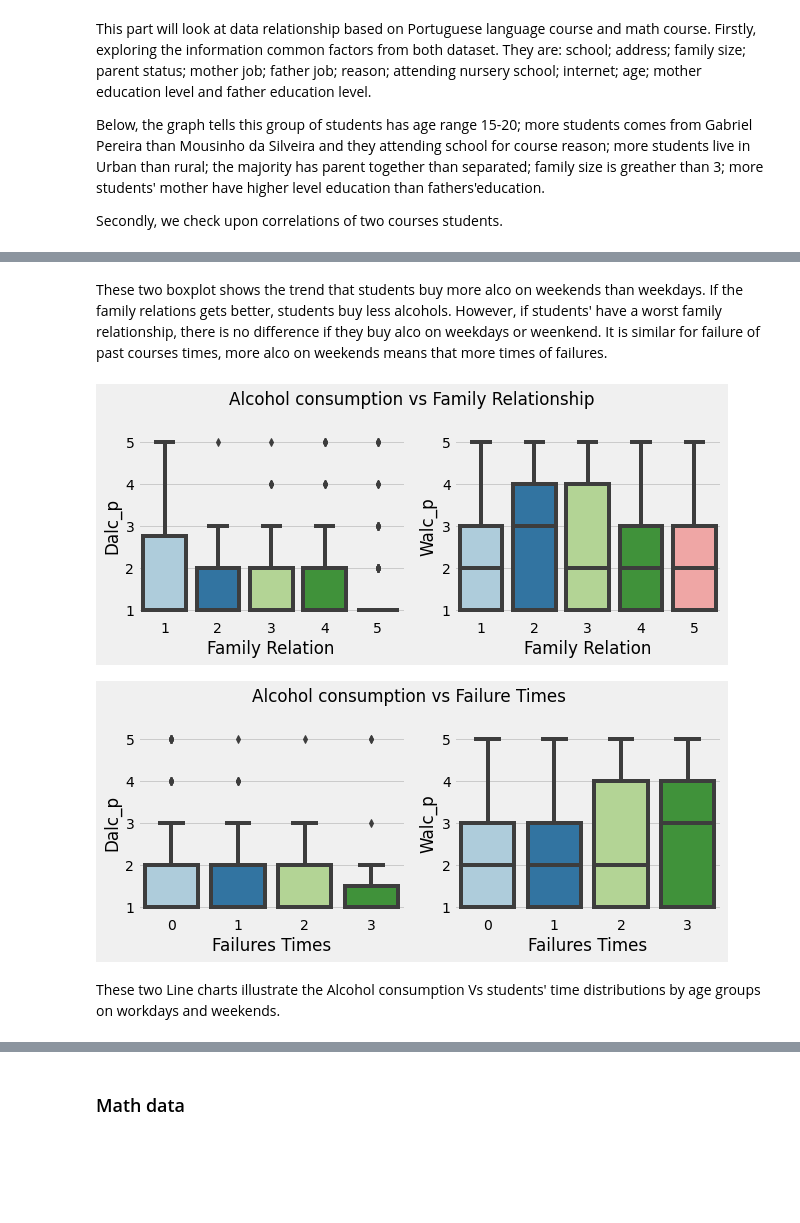
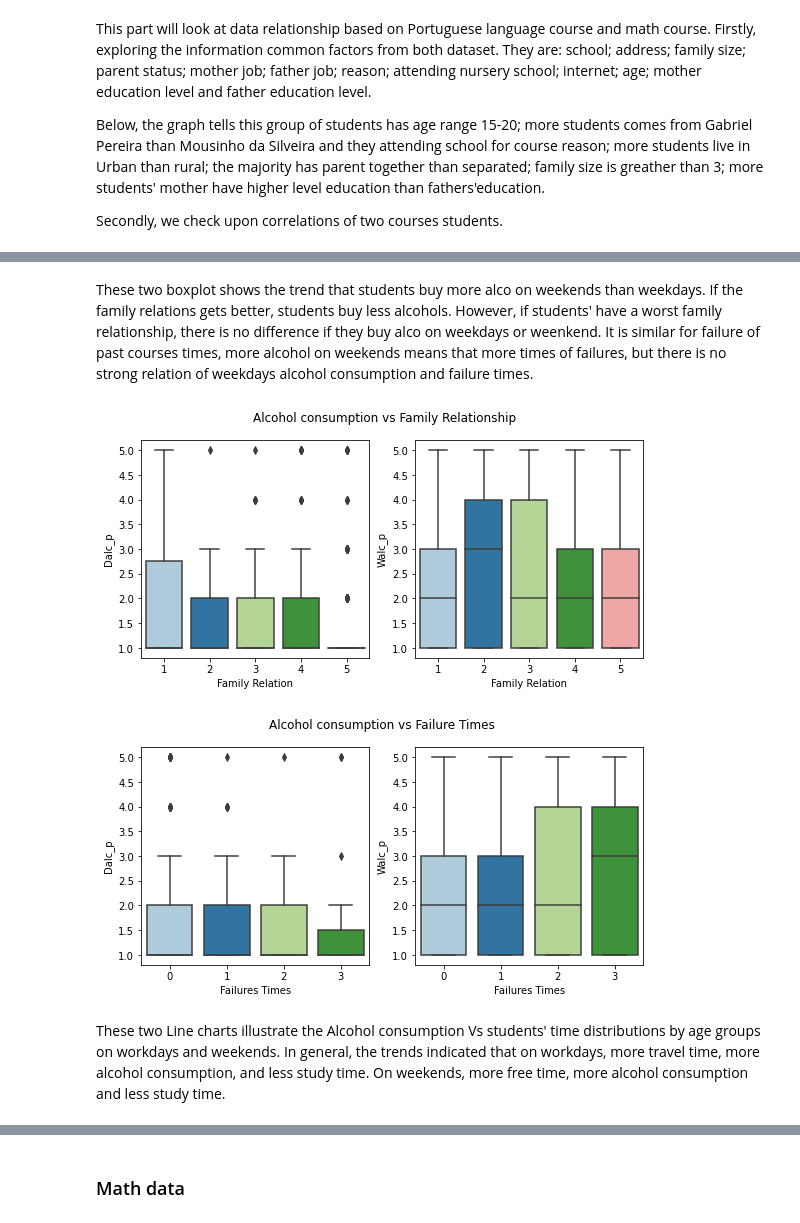
Before and after one commit to PaprikaSteiger/BigDataProject, a Jupyter notebook: BigDataProject-with EDA.ipynb, the cells around one changed output, grey strips where cells are left out. Saved outputs shown, nothing was run; the diff lists cells and outputs as text; code cells hidden in the pictures; blank space fills up the shorter version.

```diff
--- a/BigDataProject-with EDA.ipynb
+++ b/BigDataProject-with EDA.ipynb
@@ -155,12 +159,11 @@ cols=['school','address','famsize','Pstatus', 'Mjob','Fjob','reason','nursery','
 
 for i,col in enumerate(cols):
     fig.add_subplot(4,3,i+1)
-    fig.set_size_inches(16,)
+    fig.set_size_inches(16,10)
     ax = sns.countplot(x=col,data=data,palette="mako",hue='sex')
     plt.title(f'Count of {col}',fontsize=10)
     plt.xlabel(col,fontsize=12)
     plt.ylabel('Count',fontsize=12)
     plt.setp(ax.get_legend().get_texts(), fontsize='8')
     plt.setp(ax.get_legend().get_title(), fontsize='8')
-    plt.tight_layout()
 # %% [output]
@@ -176,18 +179,17 @@ heatmap.set_title('Correlation Heatmap for Portuguese language course', fontdict
 # %% [markdown]
-These two boxplot shows the trend that students buy more alco on weekends than weekdays. If the family relations gets better, students buy less alcohols. However, if students' have a worst family relationship, there is no difference if they buy alco on weekdays or weenkend. It is similar for failure of past courses times, more alco on weekends means that more times of failures.
+These two boxplot shows the trend that students buy more alco on weekends than weekdays. If the family relations gets better, students buy less alcohols. However, if students' have a worst family relationship, there is no difference if they buy alco on weekdays or weenkend. It is similar for failure of past courses times, more alcohol on weekends means that more times of failures, but there is no strong relation of weekdays alcohol consumption and failure times.
 # %%
 # Family relationship vs alco consumption
 cols=['Dalc_p','Walc_p']
 fig=plt.figure()
 
 for i,col in enumerate(cols):
     fig.add_subplot(1,2,i+1)
     fig.set_size_inches(9,4)
     sns.boxplot(x='famrel_p',y=col,data=data,palette="Paired").set(xlabel='Family Relation')
-    plt.tight_layout()
     plt.suptitle('Alcohol consumption vs Family Relationship')
 # %% [output]
-[figure, old version]
+[figure, new version]
 # %%
 # Failure courses times vs alco consumption
 cols=['Dalc_p','Walc_p']
@@ -197,12 +199,11 @@ for i,col in enumerate(cols):
     fig.add_subplot(1,2,i+1)
     fig.set_size_inches(9,4)
     sns.boxplot(x='failures_p',y=col,data=data,palette="Paired").set(xlabel='Failures Times')
-    plt.tight_layout()
     plt.suptitle('Alcohol consumption vs Failure Times ')
 # %% [output]
-[figure, old version]
+[figure, new version]
 # %% [markdown]
-These two Line charts illustrate the Alcohol consumption Vs students' time distributions by age groups on workdays and weekends.
+These two Line charts illustrate the Alcohol consumption Vs students' time distributions by age groups on workdays and weekends. In general, the trends indicated that on workdays, more travel time, more alcohol consumption, and less study time. On weekends, more free time, more alcohol consumption and less study time.
 # %%
 #Workday alco Vs Time Distrubuted
 TimeDis=['traveltime_p', 'studytime_p','freetime_p']
```
Also changed, not shown: parts of 21 cells of this notebook.
